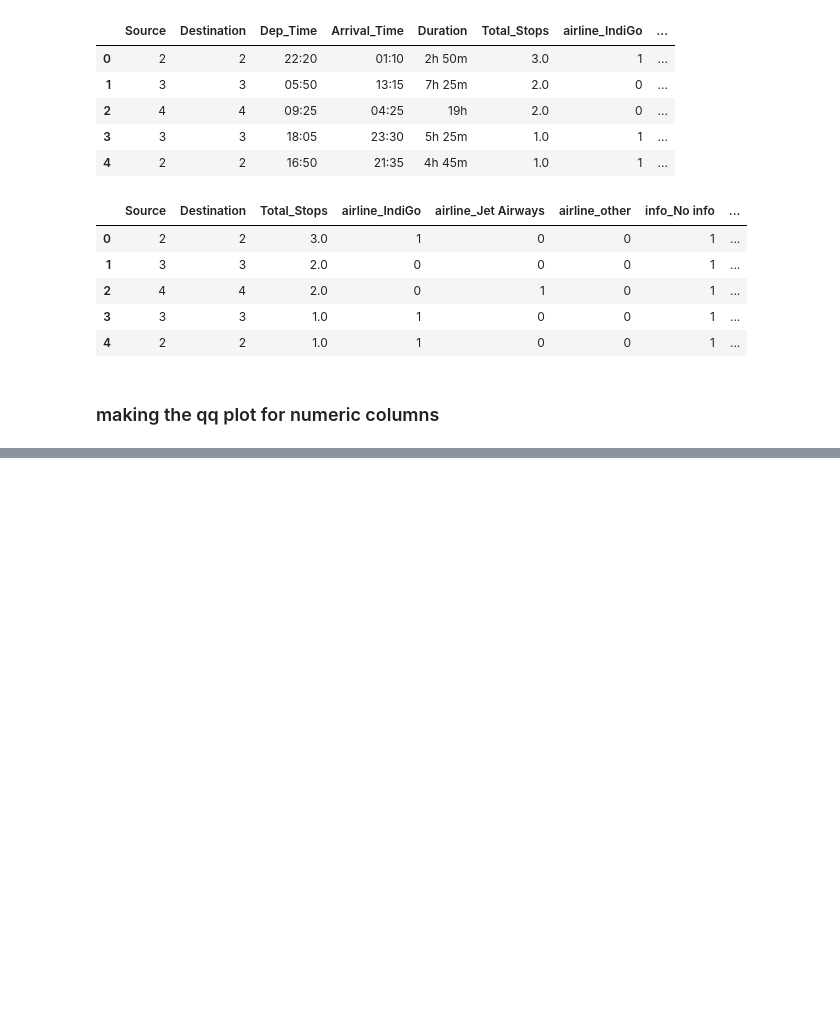
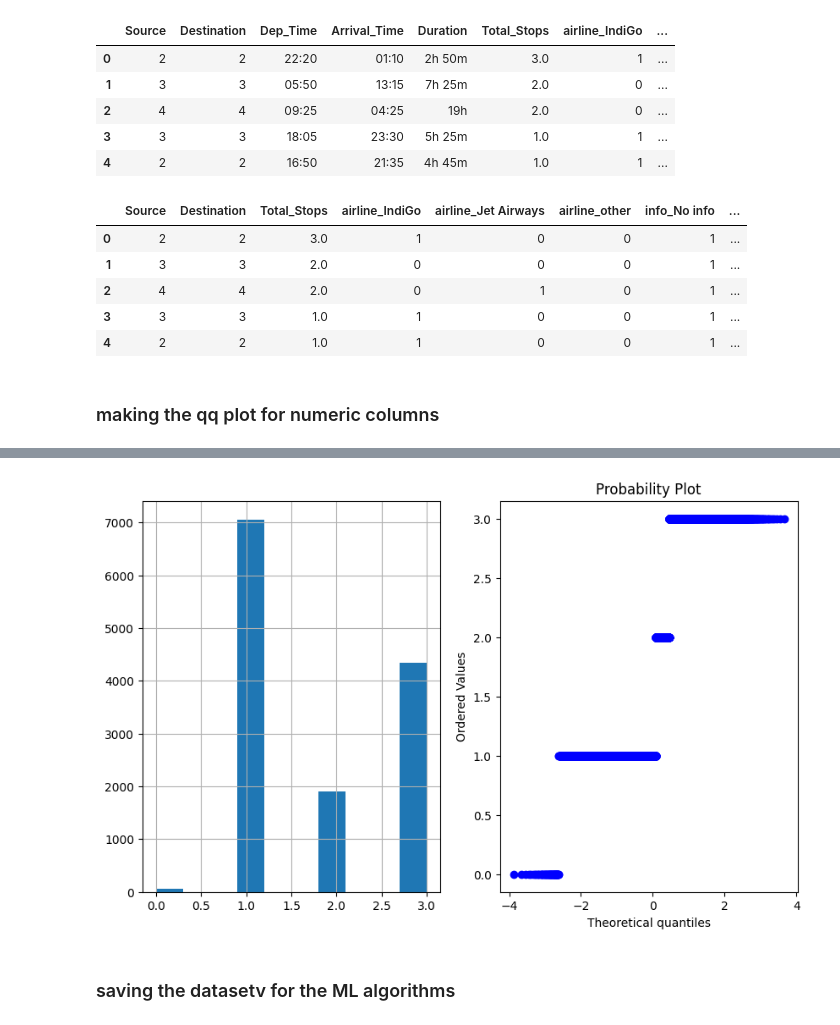
Before and after one commit to utsav87589/Flight-Price-EDA, a Jupyter notebook: notebooks/python.ipynb, the cells around one changed output, grey strips where cells are left out. Drawn from its saved outputs; the diff is of its cells as text; code cells hidden in the pictures; blank space fills up the shorter version.

```diff
--- a/notebooks/python.ipynb
+++ b/notebooks/python.ipynb
@@ -542,0 +559,6 @@ df.head()
+# %%
+plot_data(df, 'Total_Stops')
+# %% [output]
+[figure, added]
+# %% [markdown]
+### saving the datasetv for the ML algorithms
```
Also changed, not shown: parts of 24 cells of this notebook, 5 other files.
